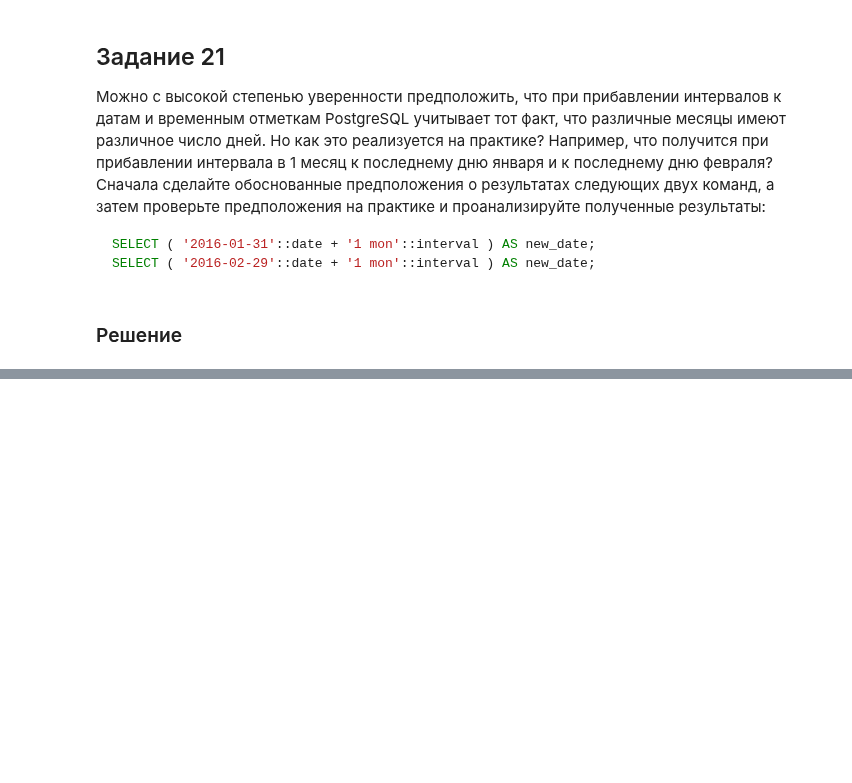
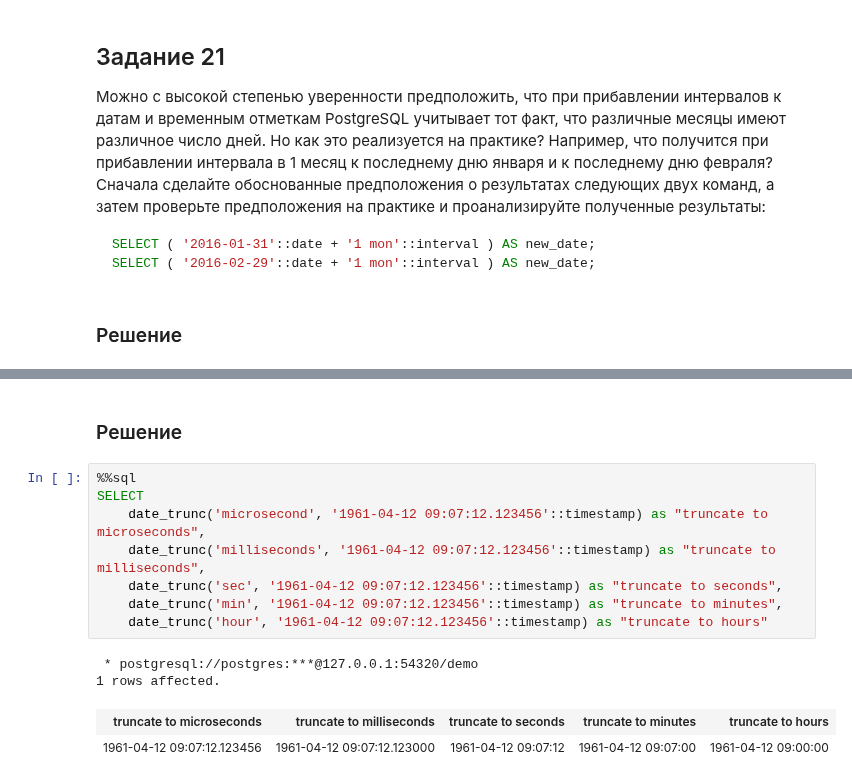
Before and after one commit to vowatchka/postgres_basic, a Jupyter notebook: practices/4_postgres_datatypes/sql.ipynb, the cells around one changed output, grey strips where cells are left out. Cells and saved outputs as stored; diff of their text form; blank space fills up the shorter version.

Commit message:
4 postgres datatypes: tasks 22-25 completed (sql)

```diff
--- a/practices/4_postgres_datatypes/sql.ipynb
+++ b/practices/4_postgres_datatypes/sql.ipynb
@@ -1248,0 +1469,15 @@ SELECT
+# %% [markdown]
+### Решение
+# %%
+%%sql
+SELECT
+    date_trunc('microsecond', '1961-04-12 09:07:12.123456'::timestamp) as "truncate to microseconds",
+    date_trunc('milliseconds', '1961-04-12 09:07:12.123456'::timestamp) as "truncate to milliseconds",
+    date_trunc('sec', '1961-04-12 09:07:12.123456'::timestamp) as "truncate to seconds",
+    date_trunc('min', '1961-04-12 09:07:12.123456'::timestamp) as "truncate to minutes",
+    date_trunc('hour', '1961-04-12 09:07:12.123456'::timestamp) as "truncate to hours"
+# %% [output]
+ * postgresql://postgres:***@127.0.0.1:54320/demo
+1 rows affected.
+| truncate to microseconds | truncate to milliseconds | truncate to seconds | truncate to minutes | truncate to hours |
+| 1961-04-12 09:07:12.123456 | 1961-04-12 09:07:12.123000 | 1961-04-12 09:07:12 | 1961-04-12 09:07:00 | 1961-04-12 09:00:00 |
```
Also changed, not shown: parts of 32 cells of this notebook.
